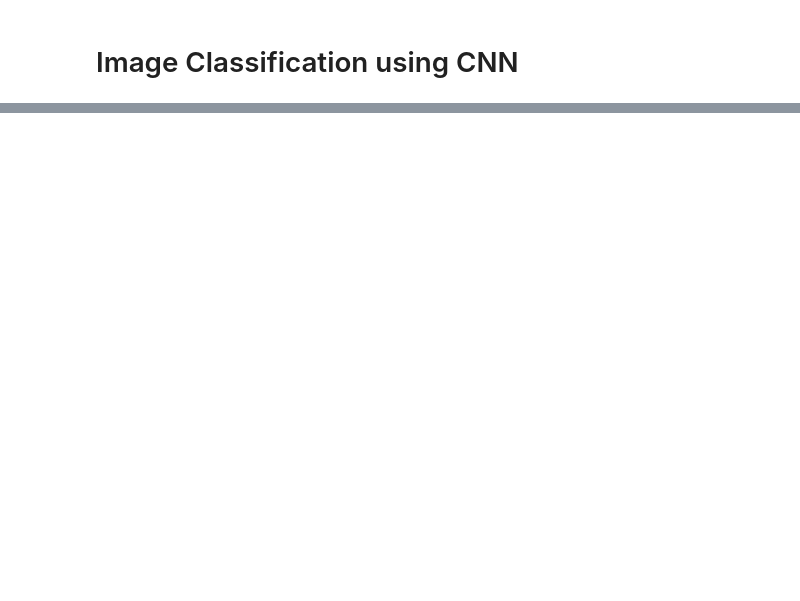
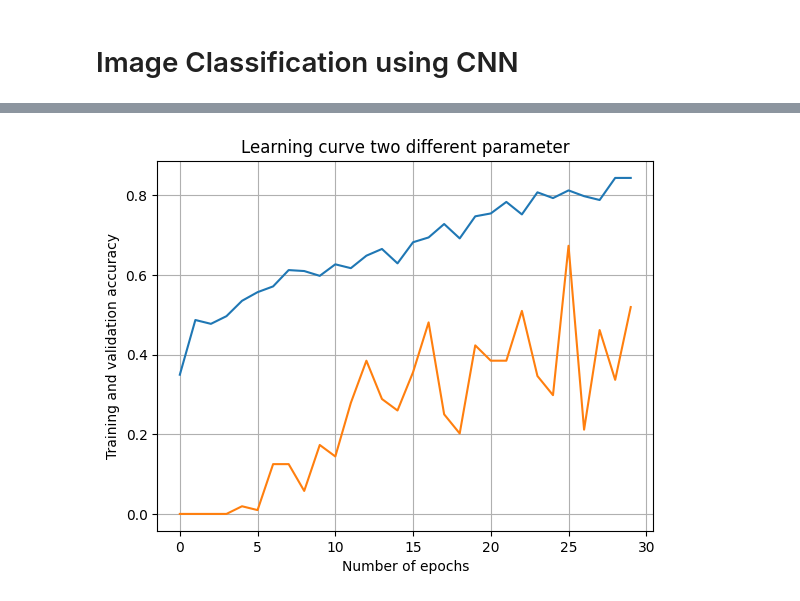
Before and after one commit to million-haileyesus/Data_Mining_I, a Jupyter notebook: DM_Assignment3/programming assignment 3.ipynb, the cells around one changed output, grey strips where cells are left out. Cells and saved outputs as stored; diff of their text form; code cells hidden in the pictures; blank space fills up the shorter version.

```diff
--- a/DM_Assignment3/programming assignment 3.ipynb
+++ b/DM_Assignment3/programming assignment 3.ipynb
@@ -254,0 +266,27 @@ TypeError: 'History' object is not subscriptable
+# %%
+def fit_model():
+    batch_size = 128
+    num_epochs = 30
+    model = cnn_classifier()
+    X_train, y_train, X_test, y_test = standardized_dataset()
+
+    X_train = np.reshape(X_train, (X_train.shape[0], 100, 100, 1))
+    X_test = np.reshape(X_test, (X_test.shape[0], 100, 100, 1))
+
+    y_train = to_categorical(y_train, num_classes=4)
+    y_test = to_categorical(y_test, num_classes=4)
+
+    model.compile(loss="categorical_crossentropy", optimizer="adam", metrics=["accuracy"])
+    history = model.fit(X_train, y_train, batch_size=batch_size, epochs=num_epochs, validation_split=0.2)
+
+    return model, history, X_test, y_test
+# %%
+def evaluate_model():
+    model, history, X_test, y_test = fit_model()
+    score = model.evaluate(X_test, y_test, verbose=0)
+    print("\n\nTest loss:", score[0])
+    print("Test accuracy:", score[1])
+
+    return history
+# %%
+history = evaluate_model()
@@ -254,0 +311,13 @@ TypeError: 'History' object is not subscriptable
+# %%
+def plot_new_curve():
+    plt.plot(history.history["accuracy"], label="Training Accuracy")
+    plt.plot(history.history["val_accuracy"], label="Validation Accuracy")
+    plt.xlabel("Number of epochs")
+    plt.ylabel("Training and validation accuracy")
+    plt.title("Learning curve two different parameter")
+    plt.grid(True)
+    plt.show()
+
+plot_new_curve()
+# %% [output]
+[figure, added]
```
Also changed, not shown: parts of 10 cells of this notebook.
